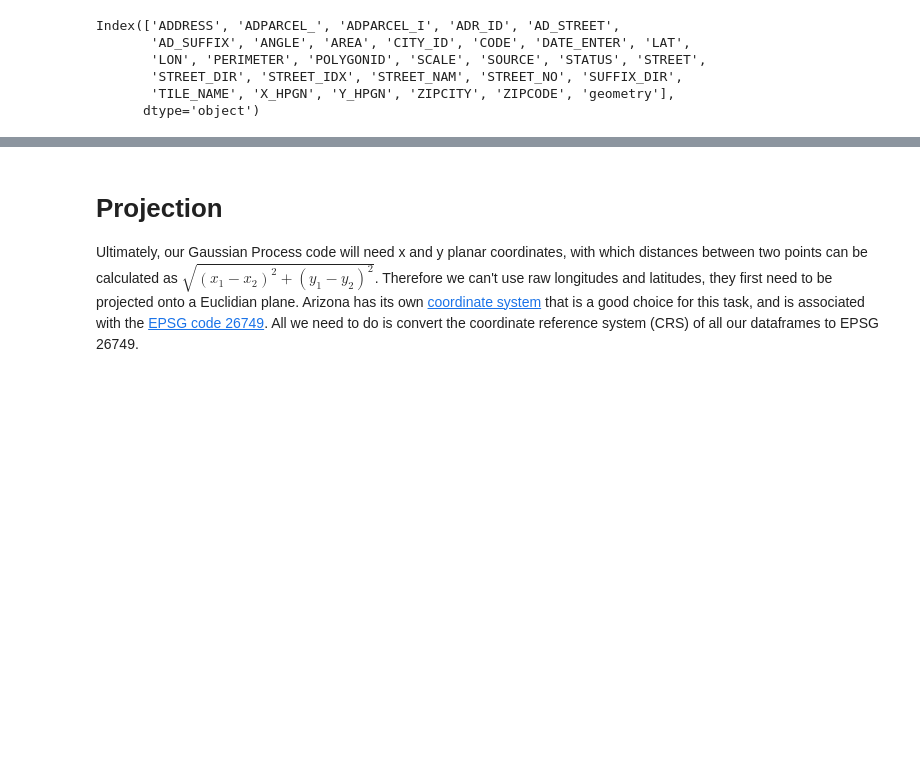
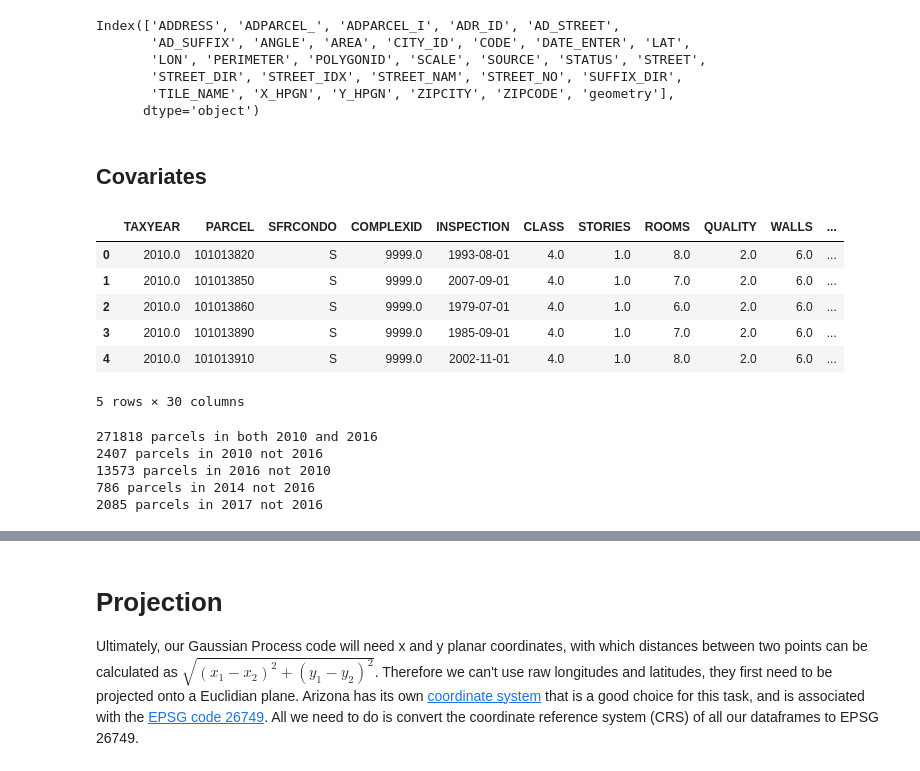
Before and after one commit to gwb/rdd-coverage, a Jupyter notebook: Maxime/Tucson_school_districts_dataprep.ipynb, the cells around one changed output, grey strips where cells are left out. Drawn from its saved outputs; the diff is of its cells as text; code cells hidden in the pictures; blank space fills up the shorter version.

```diff
--- a/Maxime/Tucson_school_districts_dataprep.ipynb
+++ b/Maxime/Tucson_school_districts_dataprep.ipynb
@@ -38,3 +78,17 @@ Index(['ADDRESS', 'ADPARCEL_', 'ADPARCEL_I', 'ADR_ID', 'AD_STREET',
        'STREET_DIR', 'STREET_IDX', 'STREET_NAM', 'STREET_NO', 'SUFFIX_DIR',
        'TILE_NAME', 'X_HPGN', 'Y_HPGN', 'ZIPCITY', 'ZIPCODE', 'geometry'],
       dtype='object')
+# %% [markdown]
+## Covariates
+# %%
+mas10=Dbf5("Tucson_data/Residential/MAS2010.DBF").to_dataframe()
+mas11=Dbf5("Tucson_data/Residential/MAS2011.DBF").to_dataframe()
+mas10.head()
+# %% [output]
+|  | TAXYEAR | PARCEL | SFRCONDO | COMPLEXID | INSPECTION | CLASS | STORIES | ROOMS | QUALITY | WALLS | ... |
+| 0 | 2010.0 | 101013820 | S | 9999.0 | 1993-08-01 | 4.0 | 1.0 | 8.0 | 2.0 | 6.0 | ... |
+| 1 | 2010.0 | 101013850 | S | 9999.0 | 2007-09-01 | 4.0 | 1.0 | 7.0 | 2.0 | 6.0 | ... |
+| 2 | 2010.0 | 101013860 | S | 9999.0 | 1979-07-01 | 4.0 | 1.0 | 6.0 | 2.0 | 6.0 | ... |
+| 3 | 2010.0 | 101013890 | S | 9999.0 | 1985-09-01 | 4.0 | 1.0 | 7.0 | 2.0 | 6.0 | ... |
+| 4 | 2010.0 | 101013910 | S | 9999.0 | 2002-11-01 | 4.0 | 1.0 | 8.0 | 2.0 | 6.0 | ... |
+5 rows × 30 columns
@@ -40,0 +99,12 @@ Index(['ADDRESS', 'ADPARCEL_', 'ADPARCEL_I', 'ADR_ID', 'AD_STREET',
+# %%
+print(len(set(mas10.PARCEL).intersection(set(mas16.PARCEL))), "parcels in both 2010 and 2016")
+print(len(set(mas10.PARCEL).difference(set(mas16.PARCEL))), "parcels in 2010 not 2016")
+print(len(set(mas16.PARCEL).difference(set(mas10.PARCEL))), "parcels in 2016 not 2010")
+print(len(set(mas14.PARCEL).difference(set(mas16.PARCEL))), "parcels in 2014 not 2016")
+print(len(set(mas17.PARCEL).difference(set(mas16.PARCEL))), "parcels in 2017 not 2016")
+# %% [output]
+271818 parcels in both 2010 and 2016
+2407 parcels in 2010 not 2016
+13573 parcels in 2016 not 2010
+786 parcels in 2014 not 2016
+2085 parcels in 2017 not 2016
```
Also changed, not shown: parts of 56 cells of this notebook, 3 other files.
